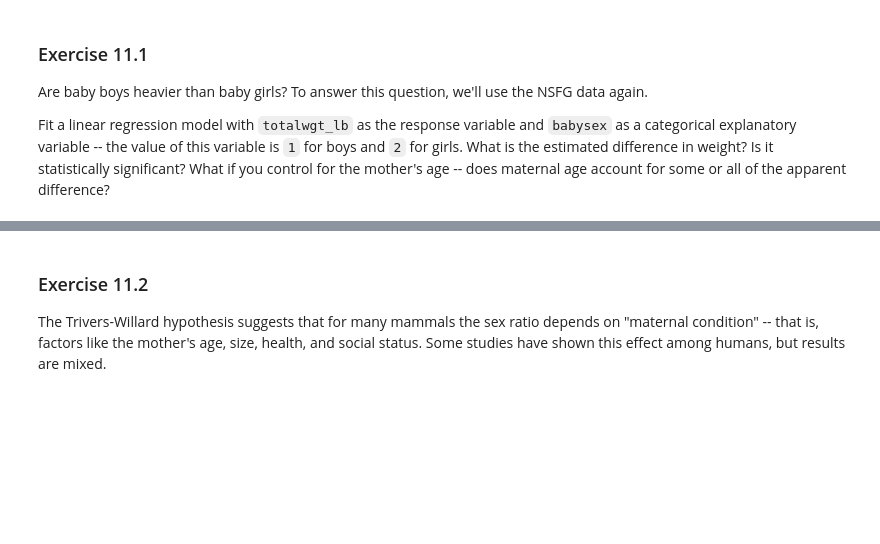
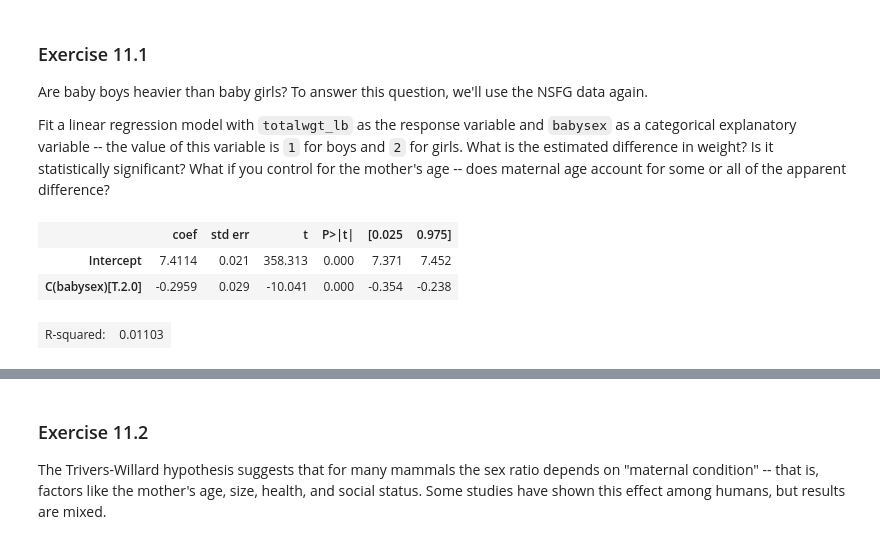
Before and after one commit to gi1no/Education, a Jupyter notebook: ThinkStats/chap11.ipynb, the cells around one changed output, grey strips where cells are left out. Saved outputs shown, nothing was run; the diff lists cells and outputs as text; code cells hidden in the pictures; blank space fills up the shorter version.

```diff
--- a/ThinkStats/chap11.ipynb
+++ b/ThinkStats/chap11.ipynb
@@ -748,0 +743,11 @@ What if you control for the mother's age -- does maternal age account for some o
+# %%
+# Solution goes here
+formula = "totalwgt_lb ~ C(babysex )"
+
+result_first = smf.ols(formula, data=valid).fit()
+display_summary(result_first)
+# %% [output]
+|  | coef | std err | t | P>|t| | [0.025 | 0.975] |
+| Intercept | 7.4114 | 0.021 | 358.313 | 0.000 | 7.371 | 7.452 |
+| C(babysex)[T.2.0] | -0.2959 | 0.029 | -10.041 | 0.000 | -0.354 | -0.238 |
+| R-squared: | 0.01103 |
```
Also changed, not shown: parts of 5 cells of this notebook.
